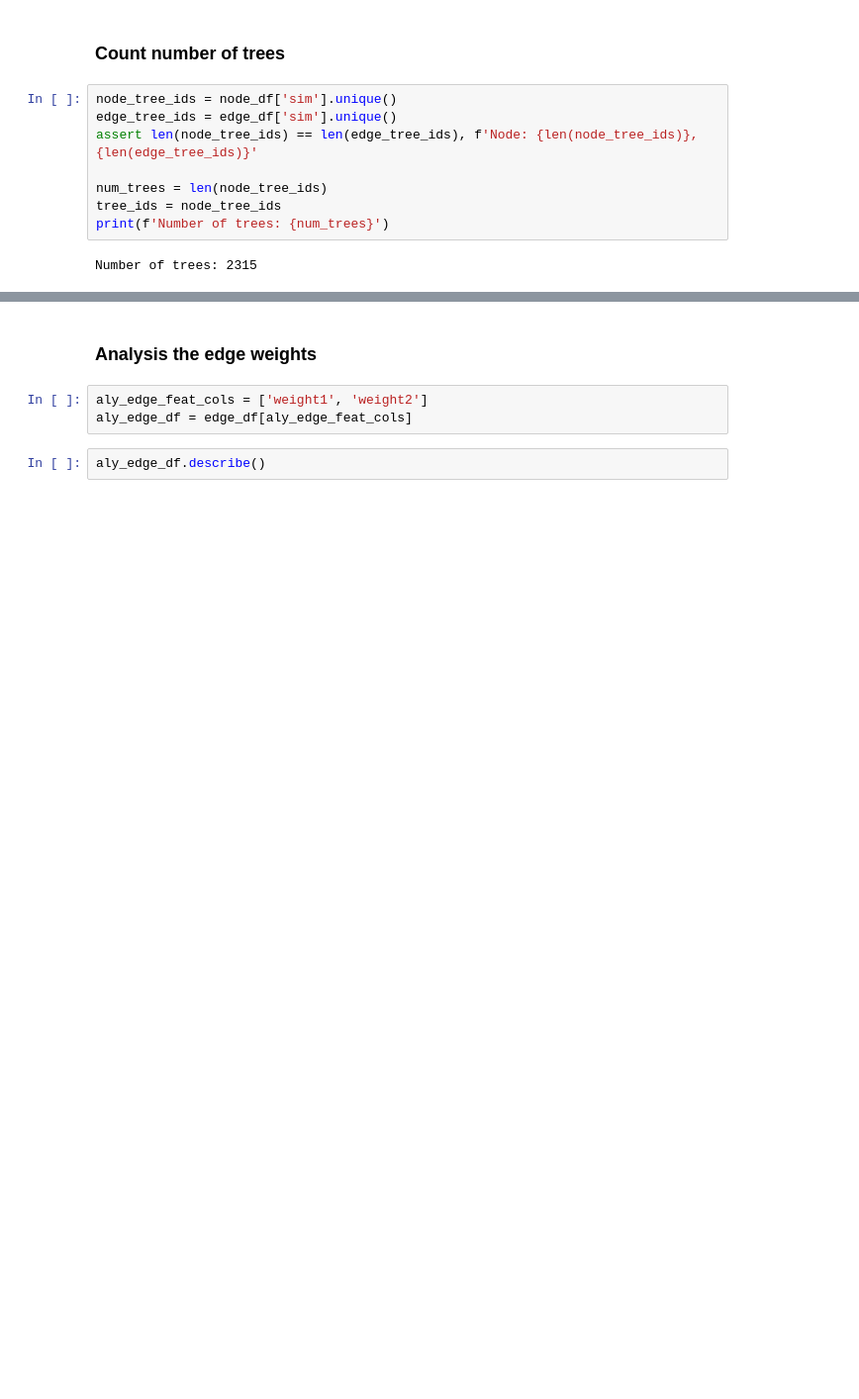
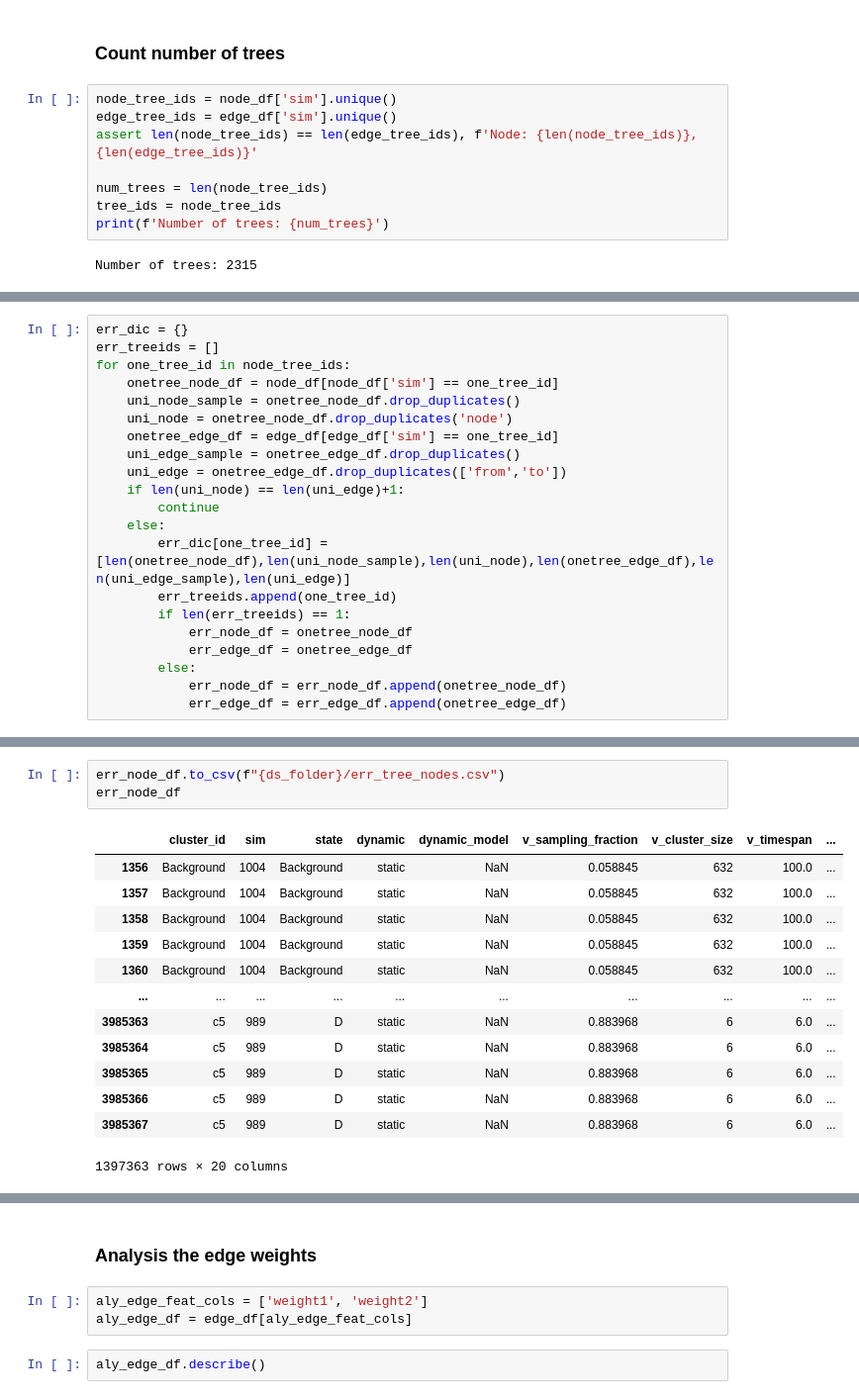
Before and after one commit to YanjunLi-CS/DeepPhyTree, a Jupyter notebook: aly/aly_data_04272021_tree.ipynb, the cells around one changed output, grey strips where cells are left out. Shown at 99% size. Saved outputs shown, nothing was run; the diff lists cells and outputs as text; blank space fills up the shorter version.

Commit message:
aly of err trees

```diff
--- a/aly/aly_data_04272021_tree.ipynb
+++ b/aly/aly_data_04272021_tree.ipynb
@@ -87,0 +91,21 @@ Number of trees: 2315
+# %%
+err_dic = {}
+err_treeids = []
+for one_tree_id in node_tree_ids:
+    onetree_node_df = node_df[node_df['sim'] == one_tree_id]
+    uni_node_sample = onetree_node_df.drop_duplicates()
+    uni_node = onetree_node_df.drop_duplicates('node')
+    onetree_edge_df = edge_df[edge_df['sim'] == one_tree_id]
+    uni_edge_sample = onetree_edge_df.drop_duplicates()
+    uni_edge = onetree_edge_df.drop_duplicates(['from','to'])
+    if len(uni_node) == len(uni_edge)+1:
+        continue
+    else:
+        err_dic[one_tree_id] = [len(onetree_node_df),len(uni_node_sample),len(uni_node),len(onetree_edge_df),len(uni_edge_sample),len(uni_edge)]
+        err_treeids.append(one_tree_id)
+        if len(err_treeids) == 1:
+            err_node_df = onetree_node_df
+            err_edge_df = onetree_edge_df
+        else:
+            err_node_df = err_node_df.append(onetree_node_df)
+            err_edge_df = err_edge_df.append(onetree_edge_df)
@@ -87,0 +136,17 @@ Number of trees: 2315
+# %%
+err_node_df.to_csv(f"{ds_folder}/err_tree_nodes.csv")
+err_node_df
+# %% [output]
+|  | cluster_id | sim | state | dynamic | dynamic_model | v_sampling_fraction | v_cluster_size | v_timespan | ... |
+| 1356 | Background | 1004 | Background | static | NaN | 0.058845 | 632 | 100.0 | ... |
+| 1357 | Background | 1004 | Background | static | NaN | 0.058845 | 632 | 100.0 | ... |
+| 1358 | Background | 1004 | Background | static | NaN | 0.058845 | 632 | 100.0 | ... |
+| 1359 | Background | 1004 | Background | static | NaN | 0.058845 | 632 | 100.0 | ... |
+| 1360 | Background | 1004 | Background | static | NaN | 0.058845 | 632 | 100.0 | ... |
+| ... | ... | ... | ... | ... | ... | ... | ... | ... | ... |
+| 3985363 | c5 | 989 | D | static | NaN | 0.883968 | 6 | 6.0 | ... |
+| 3985364 | c5 | 989 | D | static | NaN | 0.883968 | 6 | 6.0 | ... |
+| 3985365 | c5 | 989 | D | static | NaN | 0.883968 | 6 | 6.0 | ... |
+| 3985366 | c5 | 989 | D | static | NaN | 0.883968 | 6 | 6.0 | ... |
+| 3985367 | c5 | 989 | D | static | NaN | 0.883968 | 6 | 6.0 | ... |
+1397363 rows × 20 columns
```
Also changed, not shown: parts of 5 cells of this notebook.
